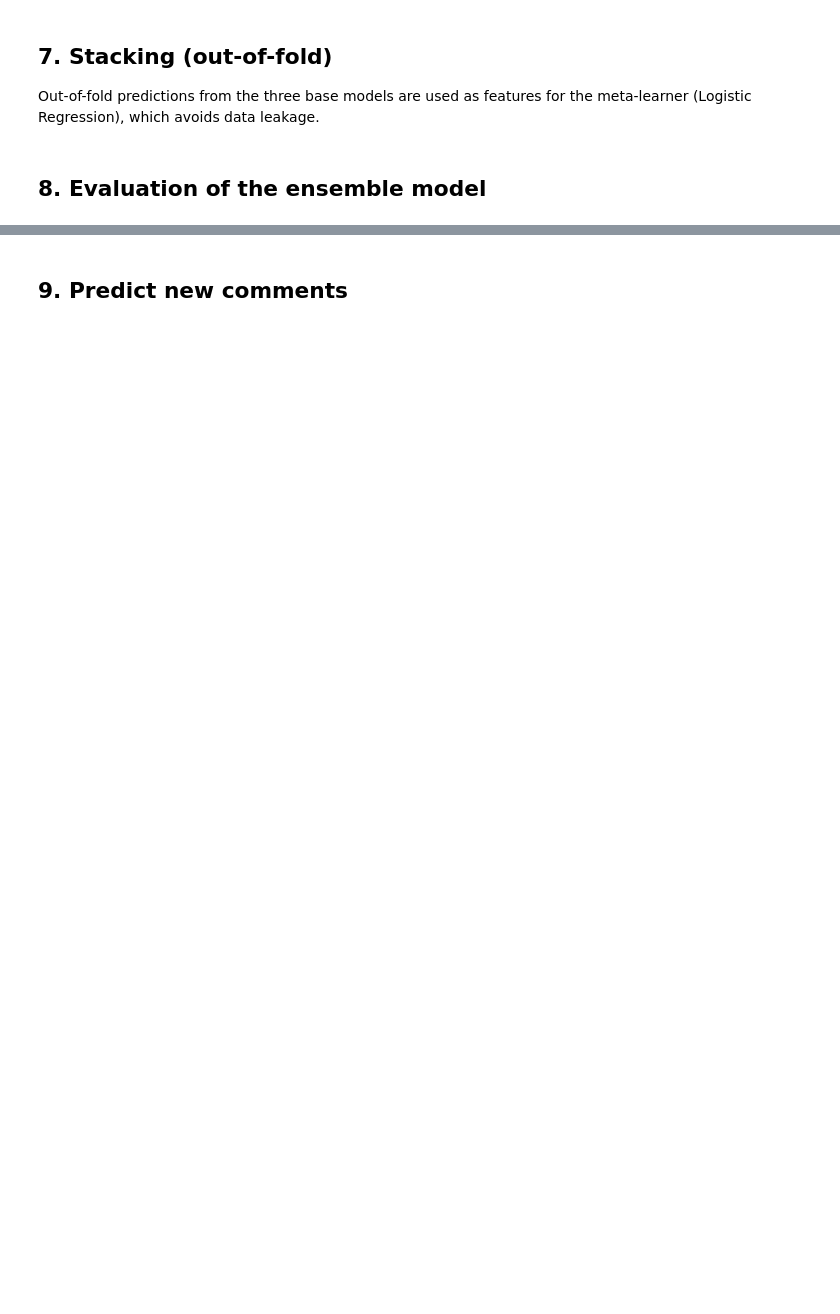
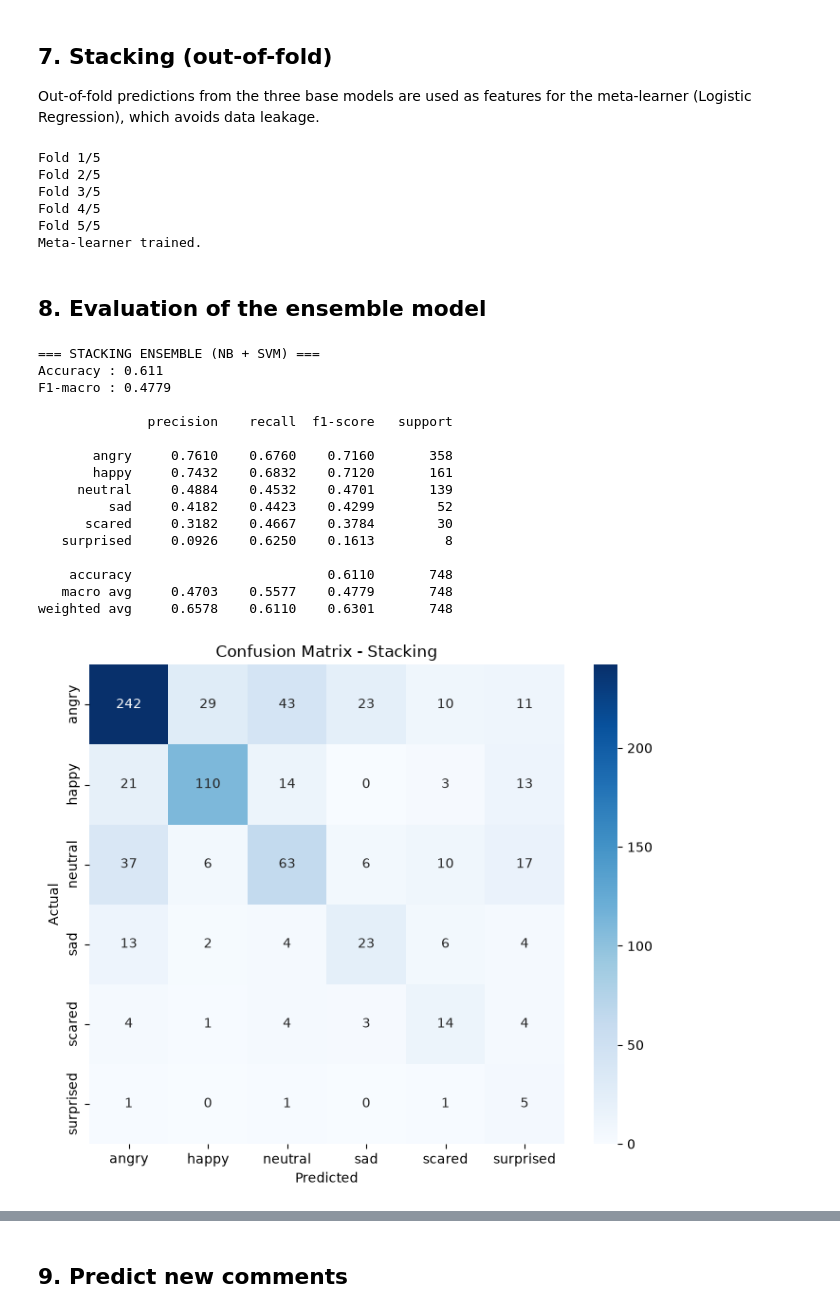
Before and after one commit to WilsonnnTan/ML, a Jupyter notebook: main.ipynb, the cells around one changed output, grey strips where cells are left out. Drawn from its saved outputs; the diff is of its cells as text; code cells hidden in the pictures; blank space fills up the shorter version.

```diff
--- a/main.ipynb
+++ b/main.ipynb
@@ -26,6 +26,10 @@ VIDEO_LIST = [
     "https://youtu.be/I1NBxuJ0hM0?si=XgE8aZoYx3Nxq8BJ"
 ]
 
+# Labeling (emotion)
+LABELED_CSV = "comments_labeled.csv"   # columns: comment_id, text, label
+EMOTION_LABELS = ["angry", "sad", "scared", "happy", "surprised", "neutral"]
+
 MAX_COMMENTS_PER_VIDEO = 1000   # max top-level comments per video
 ORDER = "relevance"             # "relevance" or "time"
 
@@ -195,6 +268,7 @@ df[["text", "clean", "label"]].head(10)
 ## 5. Train/test split and label encoding
 # %%
 import numpy as np
+import pandas as pd
 from sklearn.model_selection import train_test_split, StratifiedKFold
 from sklearn.preprocessing import LabelEncoder
 
@@ -204,7 +278,22 @@ K = len(le.classes_)
 print("Classes:", list(le.classes_))
 assert df["label"].value_counts().min() >= max(N_FOLDS, 5), "A class has too little data for cross-validation."
 
+TEST_SIZE = 0.2
 X_train, X_test, y_train, y_test = train_test_split(
-    df["clean"].values, y, test_size=0.2, stratify=y, random_state=SEED
+    df["clean"].values, y, test_size=TEST_SIZE, stratify=y, random_state=SEED
 )
 print("Train:", len(X_train), "| Test:", len(X_test))
+
+# ---- Fairness check: every emotion must be split in the same proportion ----
+split_report = pd.DataFrame({
+    "total": np.bincount(y, minlength=K),
+    "train": np.bincount(y_train, minlength=K),
+    "test":  np.bincount(y_test,  minlength=K),
+}, index=le.classes_)
+split_report["test_share_of_class"] = (split_report["test"] / split_report["total"]).round(3)
+split_report["train_%"] = (split_report["train"] / split_report["train"].sum() * 100).round(1)
+split_report["test_%"]  = (split_report["test"]  / split_report["test"].sum()  * 100).round(1)
+print(split_report)
+
+assert (split_report["test_share_of_class"] - TEST_SIZE).abs().max() < 0.05, "Split is not proportional per class."
+assert split_report["test"].min() >= 5, "A class has too few test samples for a reliable score."
@@ -287,10 +360,15 @@ Out-of-fold predictions from the three base models are used as features for the
 (Logistic Regression), which avoids data leakage.
 # %%
 from sklearn.linear_model import LogisticRegression
+import tf_keras.backend as backend
 
 skf = StratifiedKFold(n_splits=N_FOLDS, shuffle=True, random_state=SEED)
 n_train = len(X_train)
-oof = {name: np.zeros((n_train, K)) for name in ["nb", "svm", "bilstm"]}
+
+K = len(le.classes_)
+
+# Now K is definitely an integer again
+oof = {name: np.zeros((n_train, K)) for name in ["nb", "svm"]}
 
 for fold, (tr, va) in enumerate(skf.split(X_train, y_train), 1):
     print(f"Fold {fold}/{N_FOLDS}")
@@ -298,44 +376,67 @@ for fold, (tr, va) in enumerate(skf.split(X_train, y_train), 1):
 
     nb = make_nb().fit(Xtr, ytr);   oof["nb"][va] = nb.predict_proba(Xva)
     sv = make_svm().fit(Xtr, ytr);  oof["svm"][va] = sv.predict_proba(Xva)
-    bl = train_bilstm(Xtr, ytr);    oof["bilstm"][va] = predict_bilstm(bl, Xva)
-    tf.keras.backend.clear_session()
 
-meta_train = np.hstack([oof["nb"], oof["svm"], oof["bilstm"]])
+    backend.clear_session()
+
+meta_train = np.hstack([oof["nb"], oof["svm"]])
 
 meta = LogisticRegression(max_iter=2000, class_weight="balanced", random_state=SEED)
 meta.fit(meta_train, y_train)
 print("Meta-learner trained.")
+# %% [output]
+Fold 1/5
+Fold 2/5
+Fold 3/5
+Fold 4/5
+Fold 5/5
+Meta-learner trained.
 # %%
 # Retrain the base models on the full training set, then predict the test set
 nb_full = make_nb().fit(X_train, y_train)
 svm_full = make_svm().fit(X_train, y_train)
-bilstm_full = train_bilstm(X_train, y_train)
 
 p_nb = nb_full.predict_proba(X_test)
 p_svm = svm_full.predict_proba(X_test)
-p_bil = predict_bilstm(bilstm_full, X_test)
 
-meta_test = np.hstack([p_nb, p_svm, p_bil])
+meta_test = np.hstack([p_nb, p_svm])
 y_pred = meta.predict(meta_test)       # <-- single final output of the ensemble
 # %% [markdown]
 ## 8. Evaluation of the ensemble model
 # %%
 import matplotlib.pyplot as plt
 import seaborn as sns
 from sklearn.metrics import classification_report, confusion_matrix, accuracy_score, f1_score
 
-print("=== STACKING ENSEMBLE (NB + SVM + BiLSTM) ===")
+print("=== STACKING ENSEMBLE (NB + SVM) ===")
 print("Accuracy :", round(accuracy_score(y_test, y_pred), 4))
 print("F1-macro :", round(f1_score(y_test, y_pred, average="macro"), 4))
 print()
 print(classification_report(y_test, y_pred, target_names=le.classes_, digits=4))
 
 cm = confusion_matrix(y_test, y_pred)
-plt.figure(figsize=(5, 4))
+plt.figure(figsize=(7, 6))
 sns.heatmap(cm, annot=True, fmt="d", cmap="Blues", xticklabels=le.classes_, yticklabels=le.classes_)
 plt.xlabel("Predicted"); plt.ylabel("Actual"); plt.title("Confusion Matrix - Stacking")
 plt.tight_layout(); plt.show()
+# %% [output]
+=== STACKING ENSEMBLE (NB + SVM) ===
+Accuracy : 0.611
+F1-macro : 0.4779
+
+              precision    recall  f1-score   support
+
+       angry     0.7610    0.6760    0.7160       358
+       happy     0.7432    0.6832    0.7120       161
+     neutral     0.4884    0.4532    0.4701       139
+         sad     0.4182    0.4423    0.4299        52
+      scared     0.3182    0.4667    0.3784        30
+   surprised     0.0926    0.6250    0.1613         8
+
+    accuracy                         0.6110       748
+   macro avg     0.4703    0.5577    0.4779       748
+weighted avg     0.6578    0.6110    0.6301       748
+[figure, added]
 # %%
 # (Optional) Supporting/ablation table: each base model vs the ensemble
 rows = []
```
Also changed, not shown: parts of 8 cells of this notebook, 6 other files.
